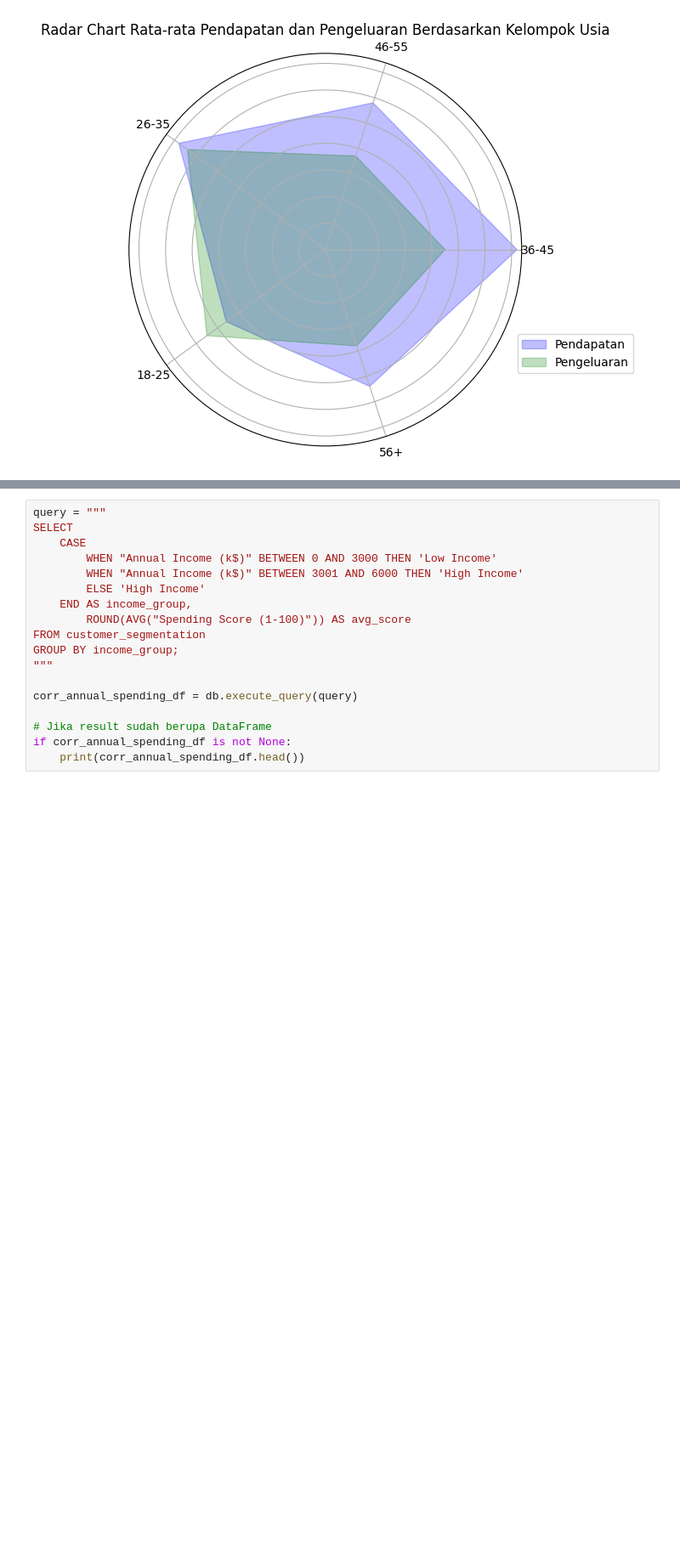
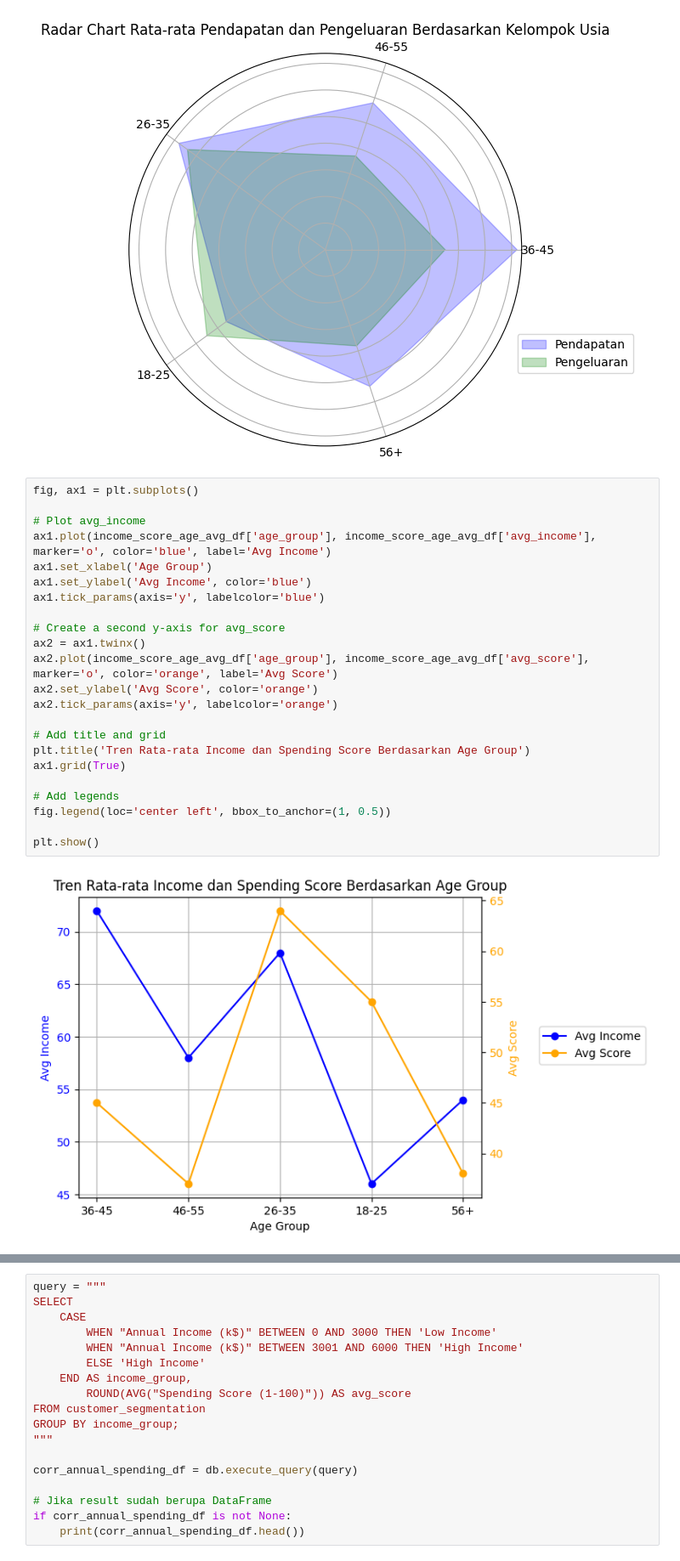
Before and after one commit to BlackBox-Ops/ML-Customer-Segmentation, a Jupyter notebook: notebooks/analisis_eda.ipynb, the cells around one changed output, grey strips where cells are left out. Shown at 85% size. Drawn from its saved outputs; the diff is of its cells as text; blank space fills up the shorter version.

Commit message:
menambahkan analisis line plot untuk grup usia dan rata-rata pendapatan dan pengeluaran

```diff
--- a/notebooks/analisis_eda.ipynb
+++ b/notebooks/analisis_eda.ipynb
@@ -748,6 +748,31 @@ ax.legend(loc='upper right', bbox_to_anchor=(1.3, 0.3))
 plt.show()
 # %% [output]
 [figure]
+# %%
+fig, ax1 = plt.subplots()
+
+# Plot avg_income
+ax1.plot(income_score_age_avg_df['age_group'], income_score_age_avg_df['avg_income'], marker='o', color='blue', label='Avg Income')
+ax1.set_xlabel('Age Group')
+ax1.set_ylabel('Avg Income', color='blue')
+ax1.tick_params(axis='y', labelcolor='blue')
+
+# Create a second y-axis for avg_score
+ax2 = ax1.twinx()
+ax2.plot(income_score_age_avg_df['age_group'], income_score_age_avg_df['avg_score'], marker='o', color='orange', label='Avg Score')
+ax2.set_ylabel('Avg Score', color='orange')
+ax2.tick_params(axis='y', labelcolor='orange')
+
+# Add title and grid
+plt.title('Tren Rata-rata Income dan Spending Score Berdasarkan Age Group')
+ax1.grid(True)
+
+# Add legends
+fig.legend(loc='center left', bbox_to_anchor=(1, 0.5))
+
+plt.show()
+# %% [output]
+[figure, added]
 # %% [markdown]
 ### Analisis korelasi pendapatan dan skor pengeluaran
 ---
```
Also changed, not shown: parts of 6 cells of this notebook.
